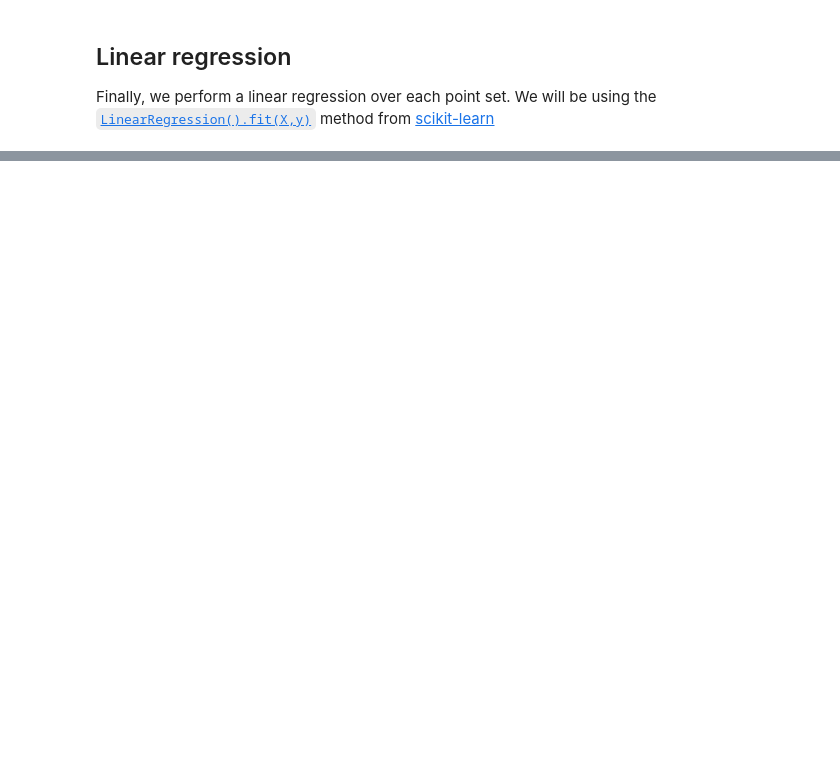
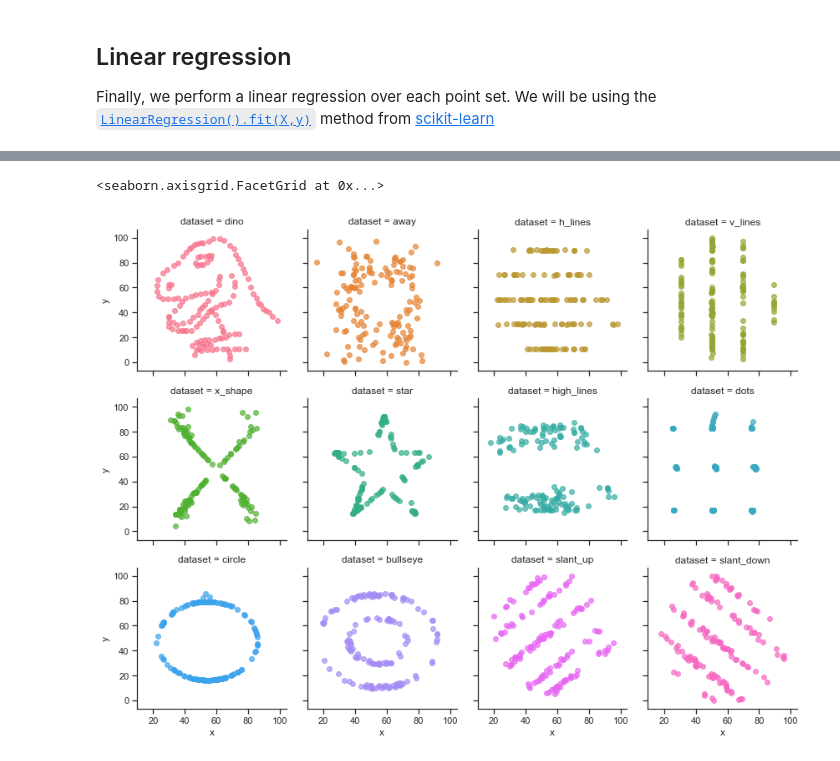
Before and after one commit to manlio99/Materia-de-aprendizaje, a Jupyter notebook: code/1_Anscombe/anscombe.ipynb, the cells around one changed output, grey strips where cells are left out. Cells and saved outputs as stored; diff of their text form; code cells hidden in the pictures; blank space fills up the shorter version.

Commit message:
added dino data

```diff
--- a/code/1_Anscombe/anscombe.ipynb
+++ b/code/1_Anscombe/anscombe.ipynb
@@ -89,0 +124,4 @@ sns.lmplot(x="x", y="y", col="dataset", hue="dataset", data=anscome_df,
+# %%
+# Read data from csv and preview
+datasaurus_df = pd.read_csv("../../datasets/DatasaurusDozen.csv")
+datasaurus_df
@@ -89,0 +140,7 @@ sns.lmplot(x="x", y="y", col="dataset", hue="dataset", data=anscome_df,
+# %%
+# Plot each dataset
+g = sns.FacetGrid(datasaurus_df, col_wrap=4, col="dataset", hue="dataset") # define a grid of plots. Each element shows a different memeber from the quartet in a different column and color
+g.map(plt.scatter, "x", "y", alpha=.7)                         # render scatterplots
+# %% [output]
+<seaborn.axisgrid.FacetGrid at 0x...>
+[figure, added]
```
Also changed, not shown: parts of 8 cells of this notebook, 1 other file.
